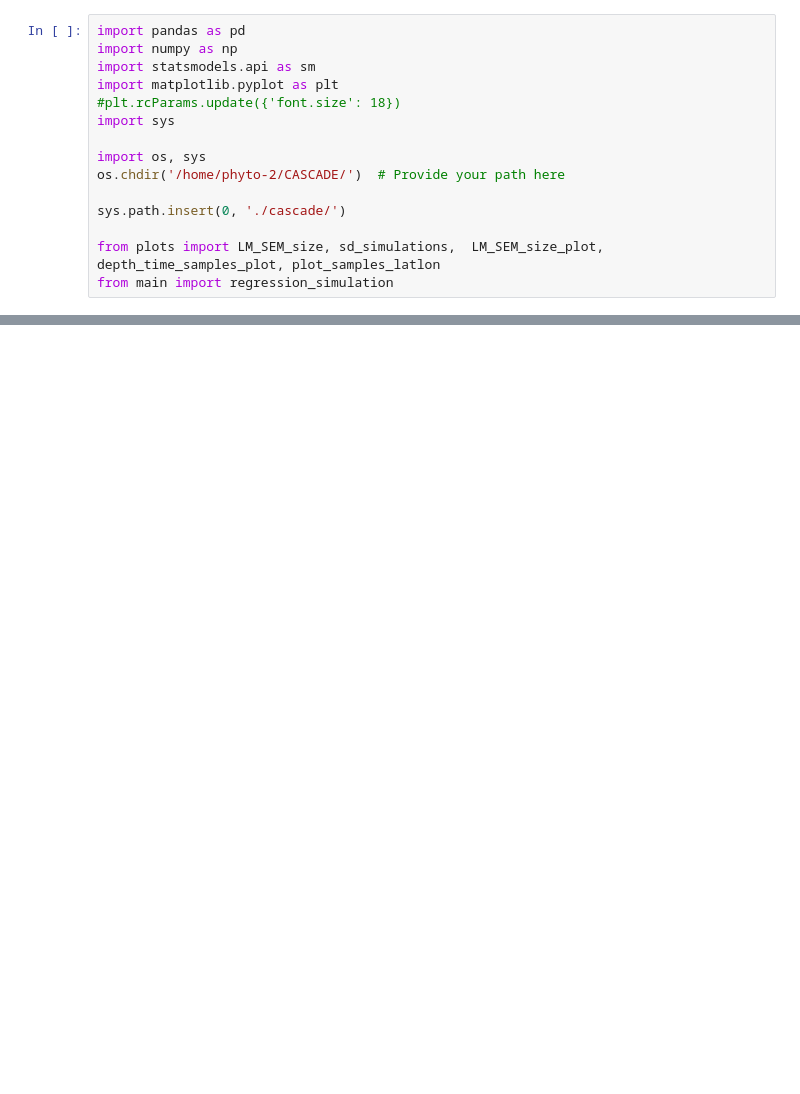
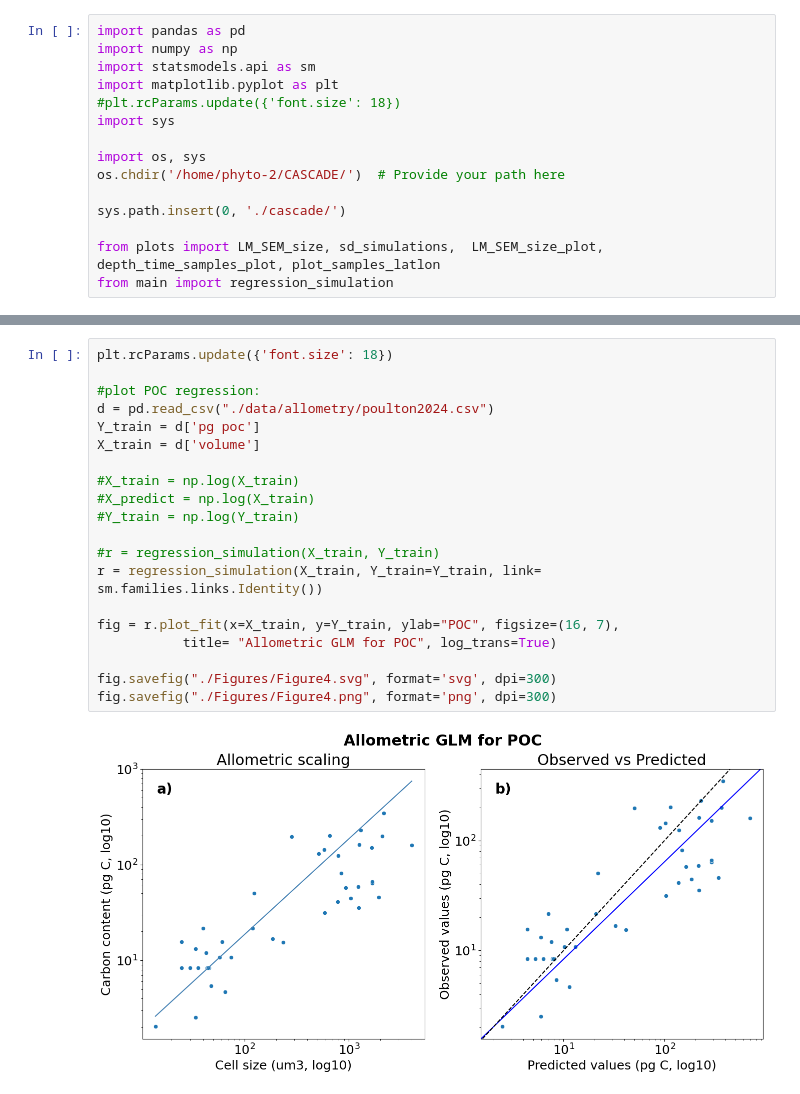
Before and after one commit to nanophyto/CASCADE, a Jupyter notebook: notebooks/4. plots.ipynb, the cells around one changed output, grey strips where cells are left out. Cells and saved outputs as stored; diff of their text form; blank space fills up the shorter version.

```diff
--- a/notebooks/4. plots.ipynb
+++ b/notebooks/4. plots.ipynb
@@ -47,3 +49,25 @@ LM_SEM_size_plot(d_path = "./data/Bollman2002.csv")
 46.95
 19.37
 fin
+# %%
+plt.rcParams.update({'font.size': 18})
+
+#plot POC regression:
+d = pd.read_csv("./data/allometry/poulton2024.csv")
+Y_train = d['pg poc']
+X_train = d['volume']
+
+#X_train = np.log(X_train)
+#X_predict = np.log(X_train)
+#Y_train = np.log(Y_train)
+
+#r = regression_simulation(X_train, Y_train)
+r = regression_simulation(X_train, Y_train=Y_train, link= sm.families.links.Identity())
+
+fig = r.plot_fit(x=X_train, y=Y_train, ylab="POC", figsize=(16, 7),
+           title= "Allometric GLM for POC", log_trans=True)
+
+fig.savefig("./Figures/Figure4.svg", format='svg', dpi=300)
+fig.savefig("./Figures/Figure4.png", format='png', dpi=300)
+# %% [output]
+[figure, added]
```
Also changed, not shown: parts of 10 cells of this notebook, 23 other files.
